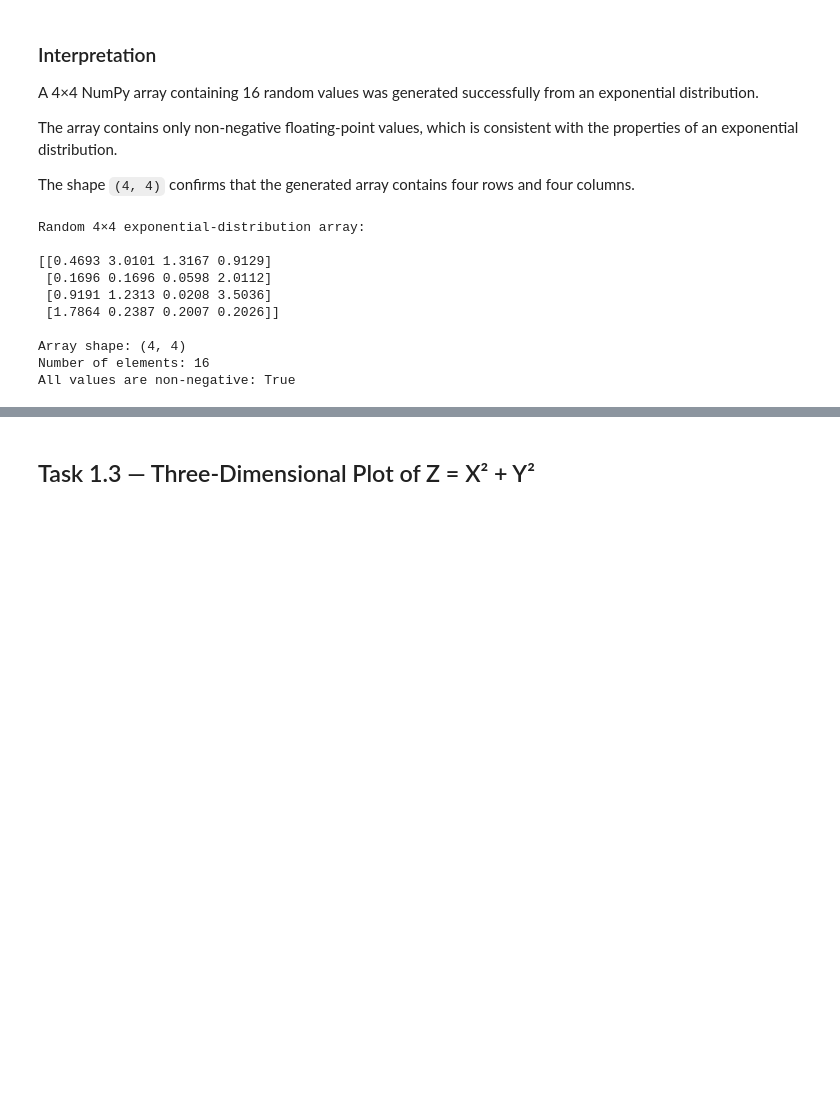
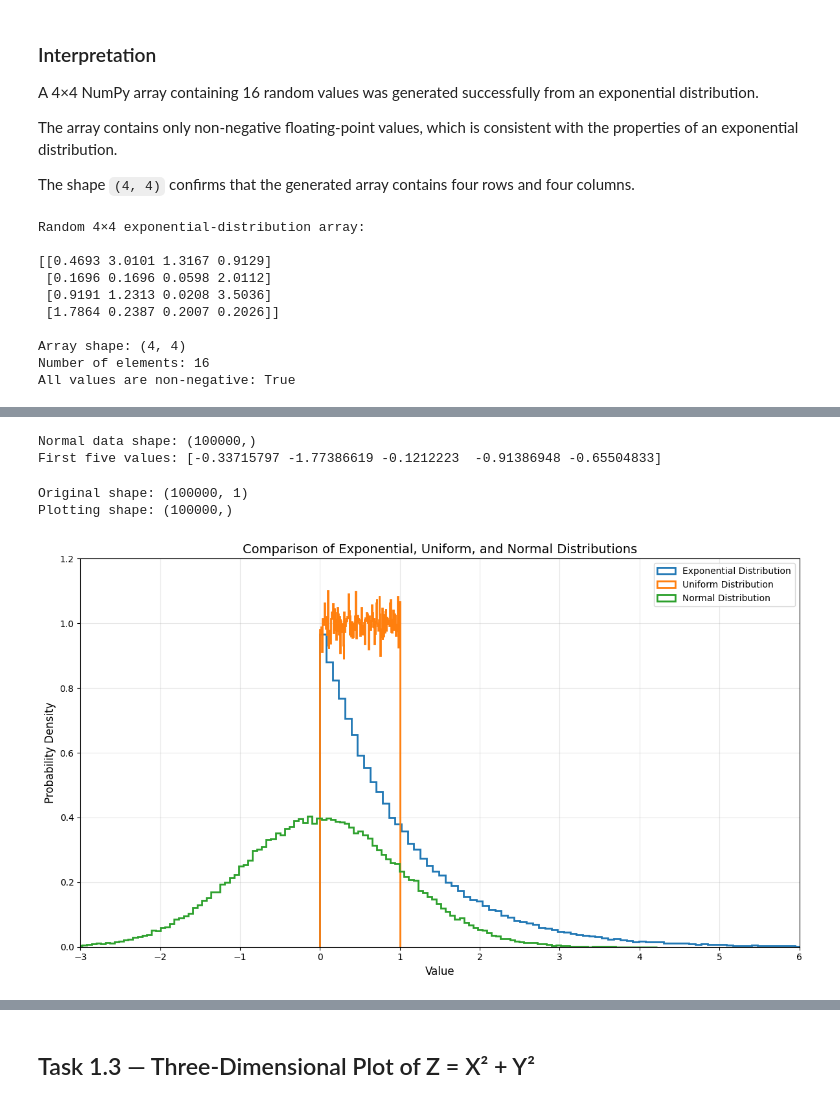
Before and after one commit to ramzymhafeel/SE4050-Deep-Learning-Lab-01, a Jupyter notebook: notebooks/SE4050_Lab01_Task1.ipynb, the cells around one changed output, grey strips where cells are left out. Drawn from its saved outputs; the diff is of its cells as text; code cells hidden in the pictures; blank space fills up the shorter version.

Commit message:
Complete Task 1.2 distribution comparison

```diff
--- a/notebooks/SE4050_Lab01_Task1.ipynb
+++ b/notebooks/SE4050_Lab01_Task1.ipynb
@@ -219,0 +285,70 @@ All values are non-negative: True
+# %%
+# Generate 100,000 values from a standard normal distribution.
+# Mean = 0 and standard deviation = 1.
+
+normal_data = np.random.normal(
+    loc=0.0,
+    scale=1.0,
+    size=100000
+)
+
+print("Normal data shape:", normal_data.shape)
+print("First five values:", normal_data[:5])
+# %% [output]
+Normal data shape: (100000,)
+First five values: [-0.33715797 -1.77386619 -0.1212223  -0.91386948 -0.65504833]
+# %%
+exponential_plot_data = exponential_data.flatten()
+
+print("Original shape:", exponential_data.shape)
+print("Plotting shape:", exponential_plot_data.shape)
+# %% [output]
+Original shape: (100000, 1)
+Plotting shape: (100000,)
+# %%
+plt.figure(figsize=(12, 7))
+
+plt.hist(
+    exponential_plot_data,
+    density=True,
+    bins=150,
+    histtype="step",
+    linewidth=2,
+    label="Exponential Distribution"
+)
+
+plt.hist(
+    uniform_data,
+    density=True,
+    bins=150,
+    histtype="step",
+    linewidth=2,
+    label="Uniform Distribution"
+)
+
+plt.hist(
+    normal_data,
+    density=True,
+    bins=150,
+    histtype="step",
+    linewidth=2,
+    label="Normal Distribution"
+)
+
+plt.axis([-3, 6, 0, 1.2])
+
+plt.title(
+    "Comparison of Exponential, Uniform, and Normal Distributions",
+    fontsize=14
+)
+
+plt.xlabel("Value", fontsize=12)
+plt.ylabel("Probability Density", fontsize=12)
+
+plt.legend(loc="upper right")
+plt.grid(alpha=0.3)
+plt.tight_layout()
+
+plt.show()
+# %% [output]
+[figure, added]
```
Also changed, not shown: parts of 12 cells of this notebook.
